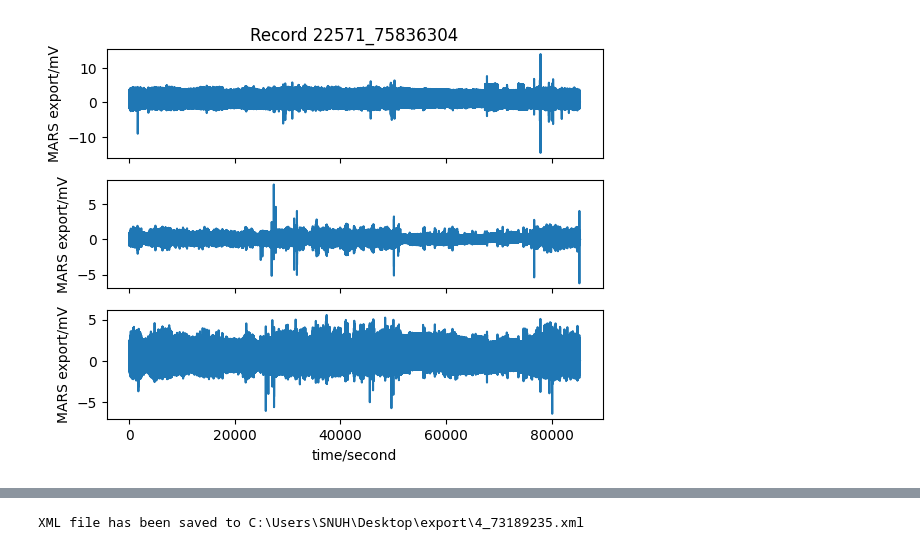
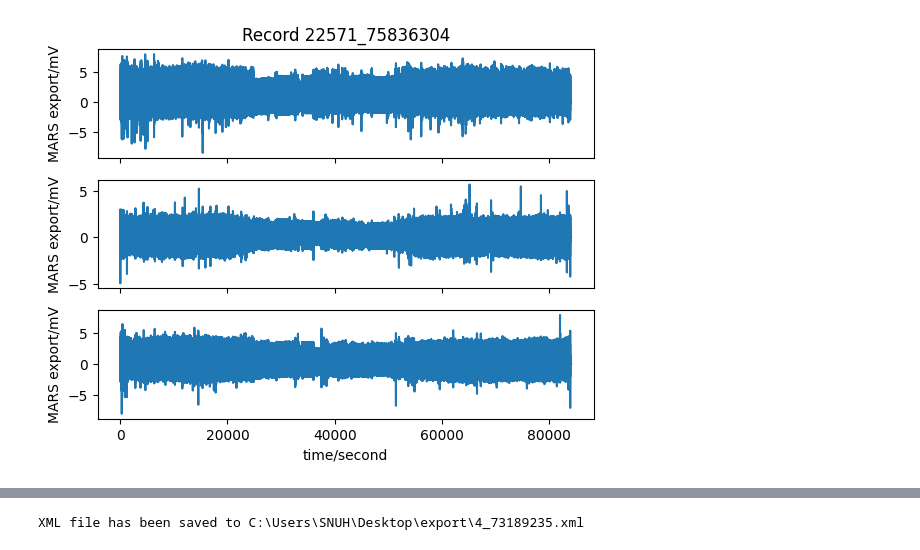
Before and after one commit to devguno/CDM, a Jupyter notebook: Holter/Holter_signal.ipynb, the cells around one changed output, grey strips where cells are left out. Cells and saved outputs as stored; diff of their text form; code cells hidden in the pictures.

```diff
--- a/Holter/Holter_signal.ipynb
+++ b/Holter/Holter_signal.ipynb
@@ -1,14 +1,14 @@
 # %%
 import wfdb
 import pandas as pd
 import matplotlib.pyplot as plt
 
 # 레코드를 읽기
-#record = wfdb.rdrecord('C:\\Users\\SNUH\\Desktop\\export\\23208_46643263')
-record = wfdb.rdrecord('d:\\eee\\22571_75836304')
+record = wfdb.rdrecord('C:\\Users\\SNUH\\Desktop\\export\\24375_79321099')
+#record = wfdb.rdrecord('d:\\eee\\22571_75836304')
 record
 
 # 해당 레코드의 플롯 그리기
 wfdb.plot.plot_wfdb(record=record, title='Record 22571_75836304')
 # %% [output]
-[figure, old version]
+[figure, new version]
```
Also changed, not shown: parts of 3 cells of this notebook.
